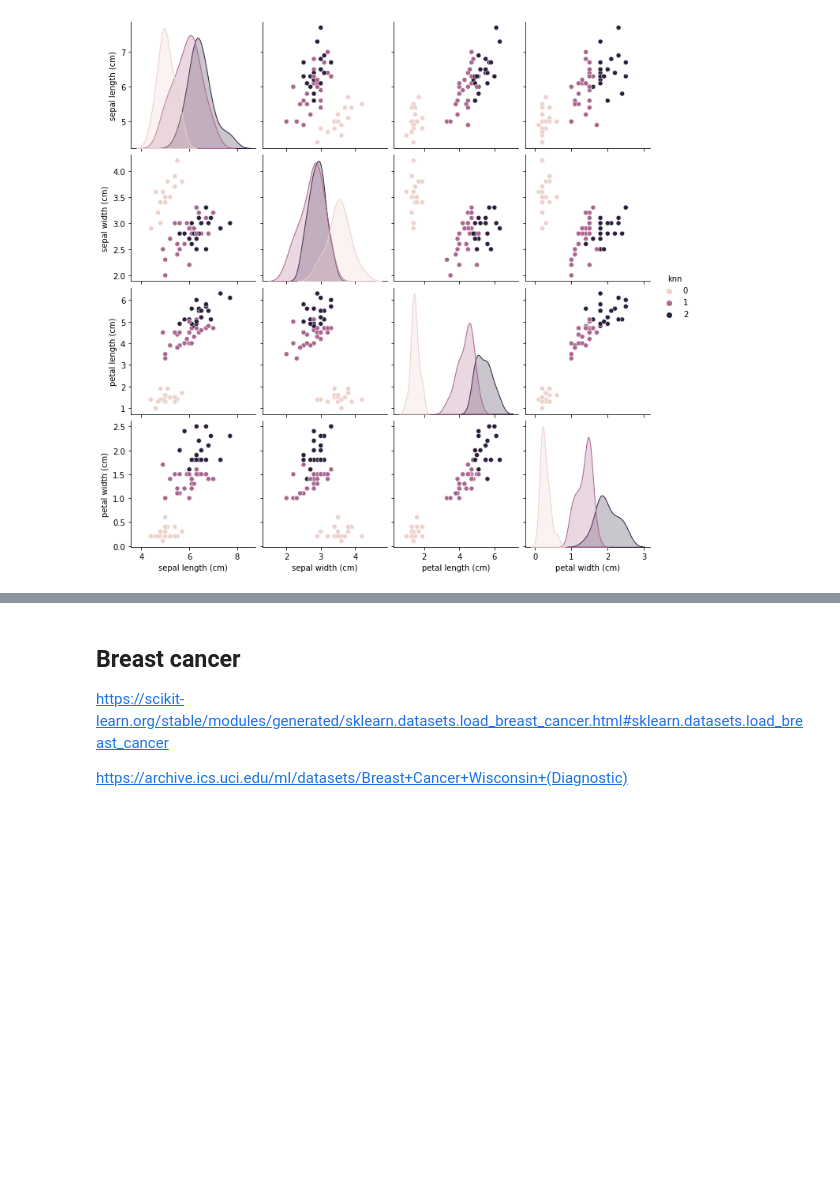
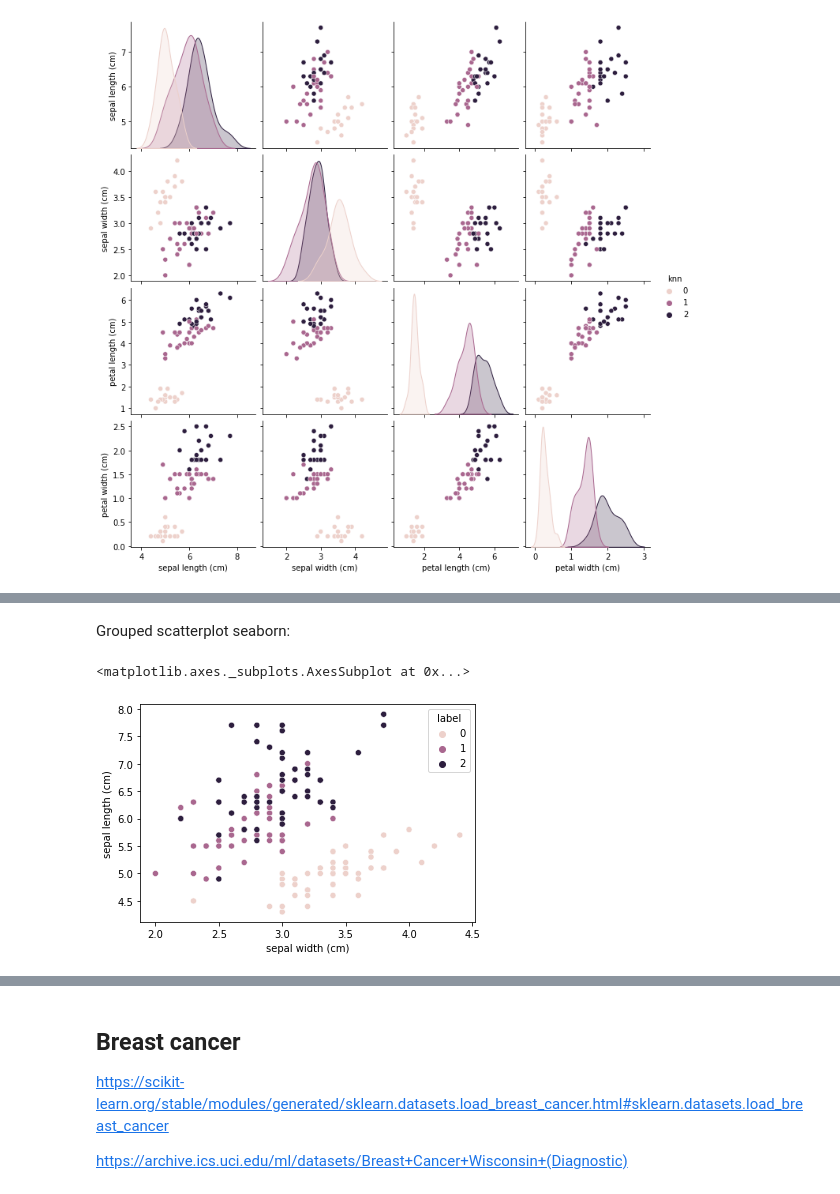
Before and after one commit to raulbenitez/PRML_Probabilistic_classifiers, a Jupyter notebook: datasets_classifiers_performance_handson.ipynb, the cells around one changed output, grey strips where cells are left out. Cells and saved outputs as stored; diff of their text form; code cells hidden in the pictures; blank space fills up the shorter version.

```diff
--- a/datasets_classifiers_performance_handson.ipynb
+++ b/datasets_classifiers_performance_handson.ipynb
@@ -73,0 +81,8 @@ sns.pairplot(df_iris_test,hue='knn')
+# %% [markdown]
+Grouped scatterplot seaborn:
+# %%
+df_iris['label'] = iris.target
+sns.scatterplot(x="sepal width (cm)",y="sepal length (cm)",hue='label',data=df_iris)
+# %% [output]
+<matplotlib.axes._subplots.AxesSubplot at 0x...>
+[figure, added]
```
Also changed, not shown: parts of 6 cells of this notebook.
